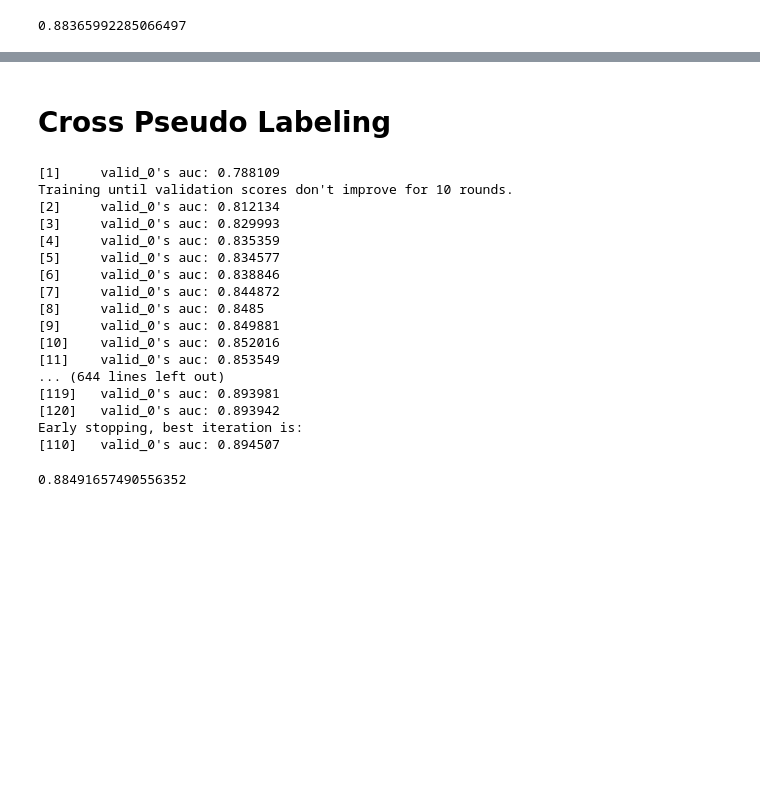
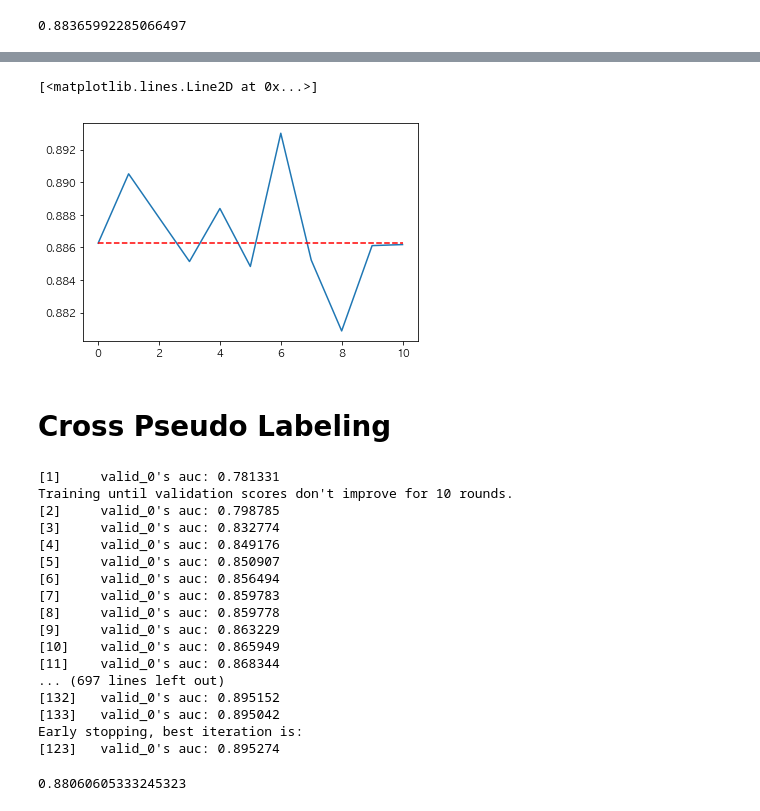
Before and after one commit to upura/upura.hatenablog, a Jupyter notebook: books_sites/pseudo_labeling/pseudoLabeling.ipynb, the cells around one changed output, grey strips where cells are left out. Saved outputs shown, nothing was run; the diff lists cells and outputs as text; code cells hidden in the pictures; blank space fills up the shorter version.

Commit message:
sampling rate for psuedo labeling

```diff
--- a/books_sites/pseudo_labeling/pseudoLabeling.ipynb
+++ b/books_sites/pseudo_labeling/pseudoLabeling.ipynb
@@ -94,14 +95,14 @@ y_pred
 array([ 0.22544793,  0.61853244,  0.84060021, ...,  0.49554101,
         0.15531975,  0.66054069])
 # %%
-def pseudoLabeling(X_train, y_train, X_valid, y_valid, X_test, y_pred):
+def pseudoLabeling(X_train, y_train, X_valid, y_valid, X_test, y_pred, sampling_rate=1.0):
 
-    X_train = pd.concat([X_train, X_test])
-    y_train =  np.r_[y_train, y_pred]
+    X_train = pd.concat([X_train, X_test.sample(frac=sampling_rate, random_state=0)])
+    y_train =  pd.concat([pd.DataFrame(y_train), pd.DataFrame(y_pred).sample(frac=sampling_rate, random_state=0)])[0]
 
     return X_train, y_train, X_valid, y_valid
 # %%
-X_train_pl, y_train_pl, X_valid, y_valid = pseudoLabeling(X_train, y_train, X_valid, y_valid, X_test, y_pred)
+X_train_pl, y_train_pl, X_valid, y_valid = pseudoLabeling(X_train, y_train, X_valid, y_valid, X_test, y_pred, sampling_rate=1)
 # %%
 model = lgbm_train(X_train_pl, X_valid, y_train_pl, y_valid, lgbm_params)
 # %% [output]
@@ -127,3 +128,6 @@ y_pred = model.predict(X_test, num_iteration=model.best_iteration)
 roc_auc_score(y_test, y_pred)  # auc を計算する
 # %% [output]
 0.88365992285066497
+# %%
+rates = np.linspace(0, 1, 11)
+rates
@@ -129,0 +136,7 @@ roc_auc_score(y_test, y_pred)  # auc を計算する
+# %%
+auc = []
+for sr in rates:
+    X_train_pl, y_train_pl, X_valid, y_valid = pseudoLabeling(X_train, y_train, X_valid, y_valid, X_test, y_pred, sampling_rate=sr)
+    model = lgbm_train(X_train_pl, X_valid, y_train_pl, y_valid, lgbm_params)
+    y_pred = model.predict(X_test, num_iteration=model.best_iteration)
+    auc.append(roc_auc_score(y_test, y_pred))  # auc を計算する
@@ -130,3 +175,9 @@ roc_auc_score(y_test, y_pred)  # auc を計算する
+# %%
+plt.plot(auc)
+plt.plot([0, 10],[benchmark, benchmark], "red", linestyle='dashed')
+# %% [output]
+[<matplotlib.lines.Line2D at 0x...>]
+[figure, added]
 # %% [markdown]
 # Cross Pseudo Labeling
 # %%
@@ -159,24 +210,24 @@ def crossPseudoLabeling(X_train, y_train, X_valid, y_valid, X_test, y_pred, num_
 # %%
 y_pred_cpl = crossPseudoLabeling(X_train, y_train, X_valid, y_valid, X_test, y_pred, num_class=5)
 # %% [output]
-[1]     valid_0's auc: 0.788109
+[1]     valid_0's auc: 0.781331
 Training until validation scores don't improve for 10 rounds.
-[2]     valid_0's auc: 0.812134
-[3]     valid_0's auc: 0.829993
-[4]     valid_0's auc: 0.835359
-[5]     valid_0's auc: 0.834577
-[6]     valid_0's auc: 0.838846
-[7]     valid_0's auc: 0.844872
-[8]     valid_0's auc: 0.8485
-[9]     valid_0's auc: 0.849881
-[10]    valid_0's auc: 0.852016
-[11]    valid_0's auc: 0.853549
-... (644 lines left out)
-[119]   valid_0's auc: 0.893981
-[120]   valid_0's auc: 0.893942
+[2]     valid_0's auc: 0.798785
+[3]     valid_0's auc: 0.832774
+[4]     valid_0's auc: 0.849176
+[5]     valid_0's auc: 0.850907
+[6]     valid_0's auc: 0.856494
+[7]     valid_0's auc: 0.859783
+[8]     valid_0's auc: 0.859778
+[9]     valid_0's auc: 0.863229
+[10]    valid_0's auc: 0.865949
+[11]    valid_0's auc: 0.868344
+... (697 lines left out)
+[132]   valid_0's auc: 0.895152
+[133]   valid_0's auc: 0.895042
 Early stopping, best iteration is:
-[110]   valid_0's auc: 0.894507
+[123]   valid_0's auc: 0.895274
 # %%
 roc_auc_score(y_test, y_pred_cpl)  # auc を計算する
 # %% [output]
-0.88491657490556352
+0.88060605333245323
```
Also changed, not shown: parts of 4 cells of this notebook.
